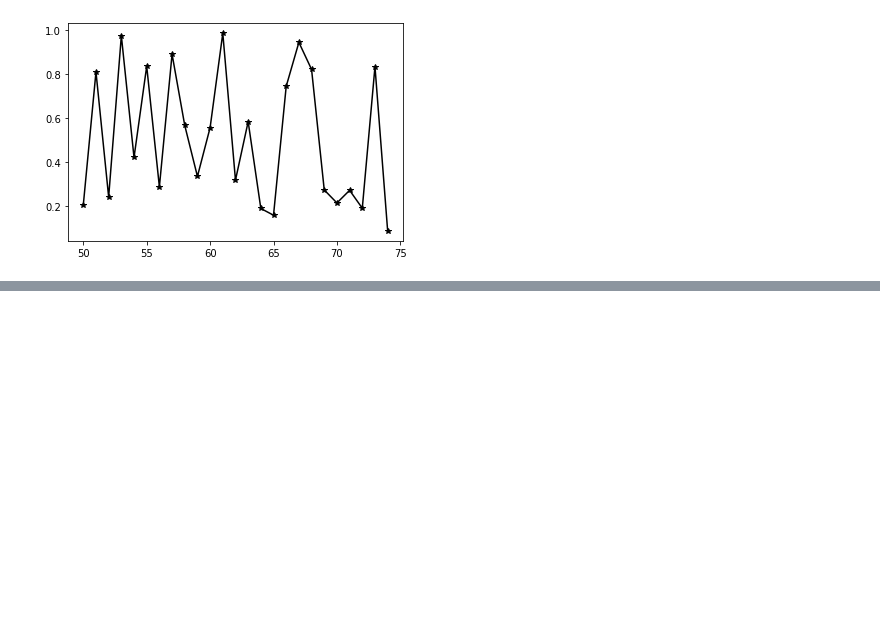
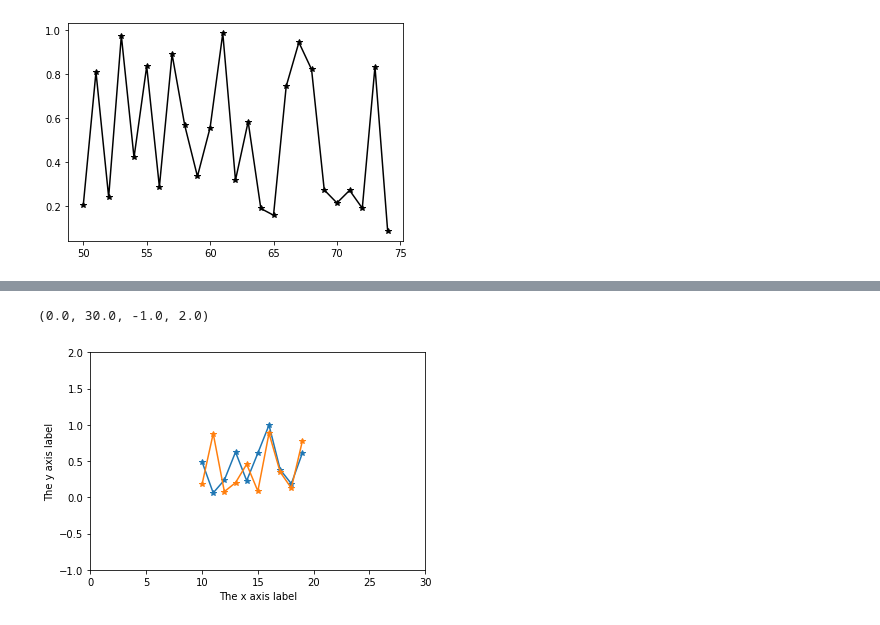
Before and after one commit to mark-andrews/pysc01, a Jupyter notebook: notebooks/data_visualization.ipynb, the cells around one changed output, grey strips where cells are left out. Drawn from its saved outputs; the diff is of its cells as text; code cells hidden in the pictures; blank space fills up the shorter version.

```diff
--- a/notebooks/data_visualization.ipynb
+++ b/notebooks/data_visualization.ipynb
@@ -86,0 +122,8 @@ pyplot.plot(np.arange(50, 75), np.random.rand(25), 'k*-')
+# %%
+pyplot.plot(np.arange(10, 20), np.random.rand(10, 2), '*-')
+pyplot.ylabel('The y axis label')
+pyplot.xlabel('The x axis label')
+pyplot.axis([0 , 30, -1, 2])
+# %% [output]
+(0.0, 30.0, -1.0, 2.0)
+[figure, added]
```
Also changed, not shown: parts of 42 cells of this notebook, 3 other files.
